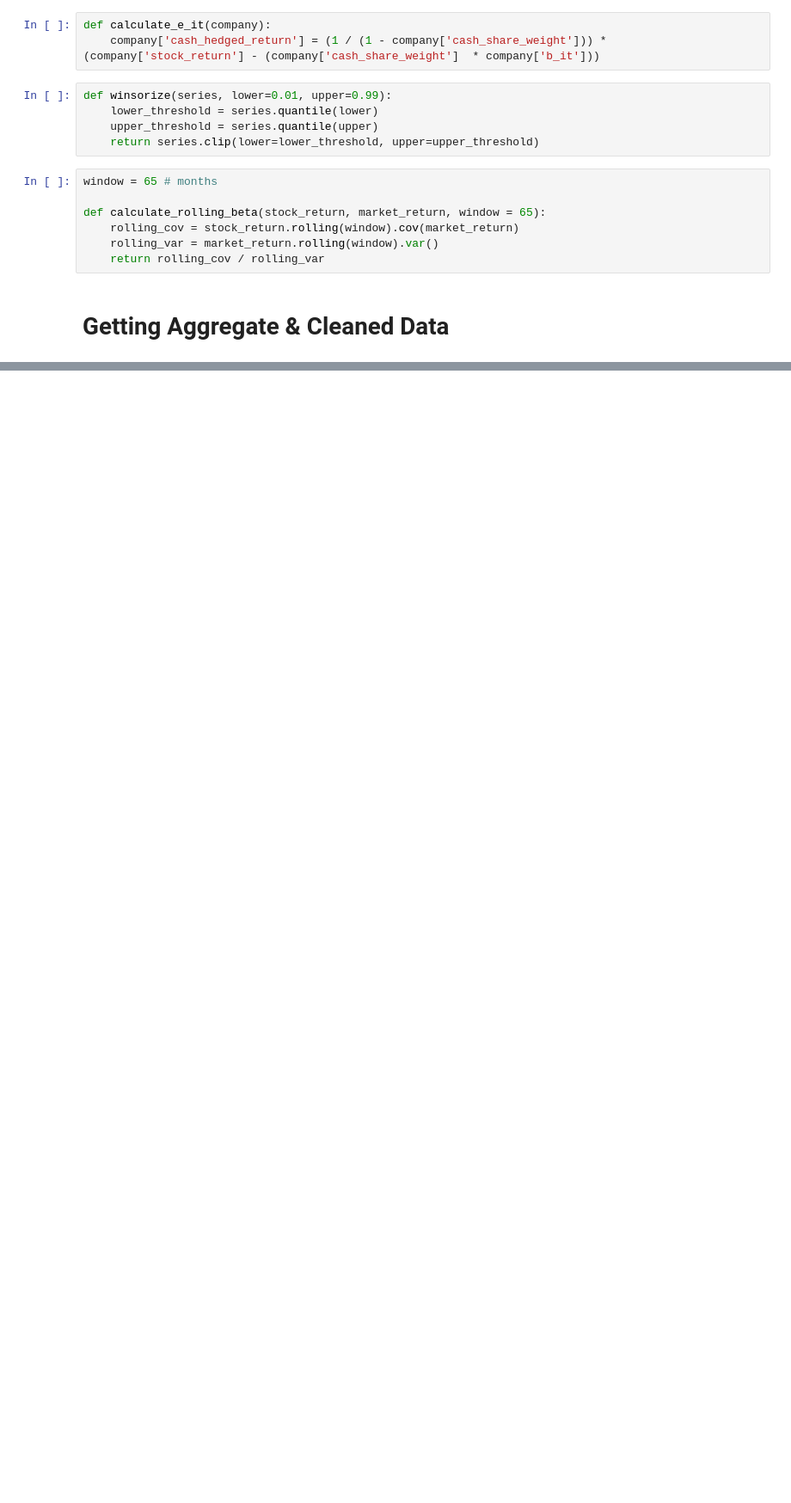
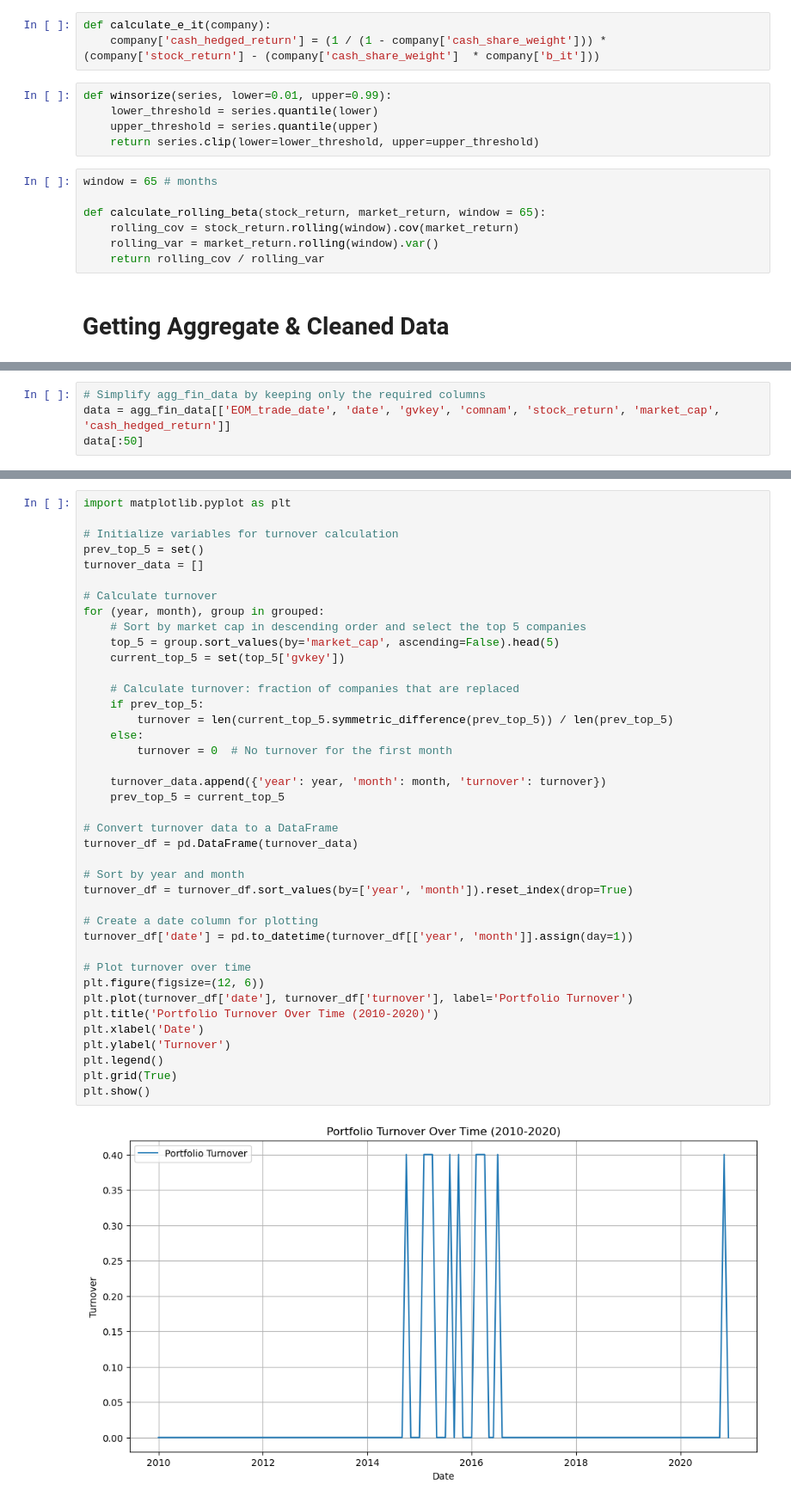
Before and after one commit to veervohra03/CashHedged, a Jupyter notebook: Multiple-Companies-Cash-Hedged.ipynb, the cells around one changed output, grey strips where cells are left out. Shown at 86% size. Cells and saved outputs as stored; diff of their text form; blank space fills up the shorter version.

Commit message:
portfolio demo

```diff
--- a/Multiple-Companies-Cash-Hedged.ipynb
+++ b/Multiple-Companies-Cash-Hedged.ipynb
@@ -363,0 +417,4 @@ agg_fin_data
+# %%
+# Simplify agg_fin_data by keeping only the required columns
+data = agg_fin_data[['EOM_trade_date', 'date', 'gvkey', 'comnam', 'stock_return', 'market_cap', 'cash_hedged_return']]
+data[:50]
@@ -363,0 +538,42 @@ agg_fin_data
+# %%
+import matplotlib.pyplot as plt
+
+# Initialize variables for turnover calculation
+prev_top_5 = set()
+turnover_data = []
+
+# Calculate turnover
+for (year, month), group in grouped:
+    # Sort by market cap in descending order and select the top 5 companies
+    top_5 = group.sort_values(by='market_cap', ascending=False).head(5)
+    current_top_5 = set(top_5['gvkey'])
+
+    # Calculate turnover: fraction of companies that are replaced
+    if prev_top_5:
+        turnover = len(current_top_5.symmetric_difference(prev_top_5)) / len(prev_top_5)
+    else:
+        turnover = 0  # No turnover for the first month
+
+    turnover_data.append({'year': year, 'month': month, 'turnover': turnover})
+    prev_top_5 = current_top_5
+
+# Convert turnover data to a DataFrame
+turnover_df = pd.DataFrame(turnover_data)
+
+# Sort by year and month
+turnover_df = turnover_df.sort_values(by=['year', 'month']).reset_index(drop=True)
+
+# Create a date column for plotting
+turnover_df['date'] = pd.to_datetime(turnover_df[['year', 'month']].assign(day=1))
+
+# Plot turnover over time
+plt.figure(figsize=(12, 6))
+plt.plot(turnover_df['date'], turnover_df['turnover'], label='Portfolio Turnover')
+plt.title('Portfolio Turnover Over Time (2010-2020)')
+plt.xlabel('Date')
+plt.ylabel('Turnover')
+plt.legend()
+plt.grid(True)
+plt.show()
+# %% [output]
+[figure, added]
```
Also changed, not shown: parts of 17 cells of this notebook, 1 other file.
